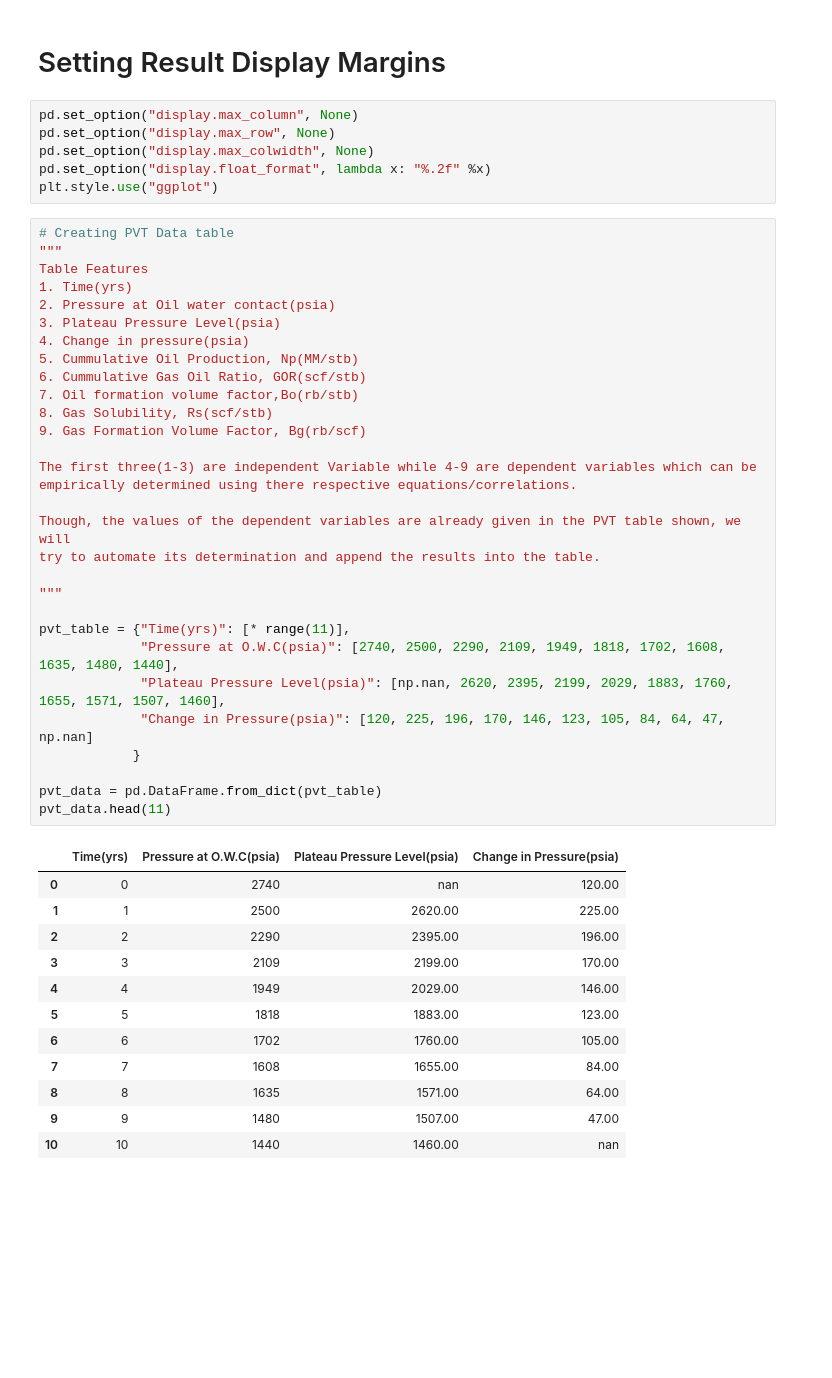
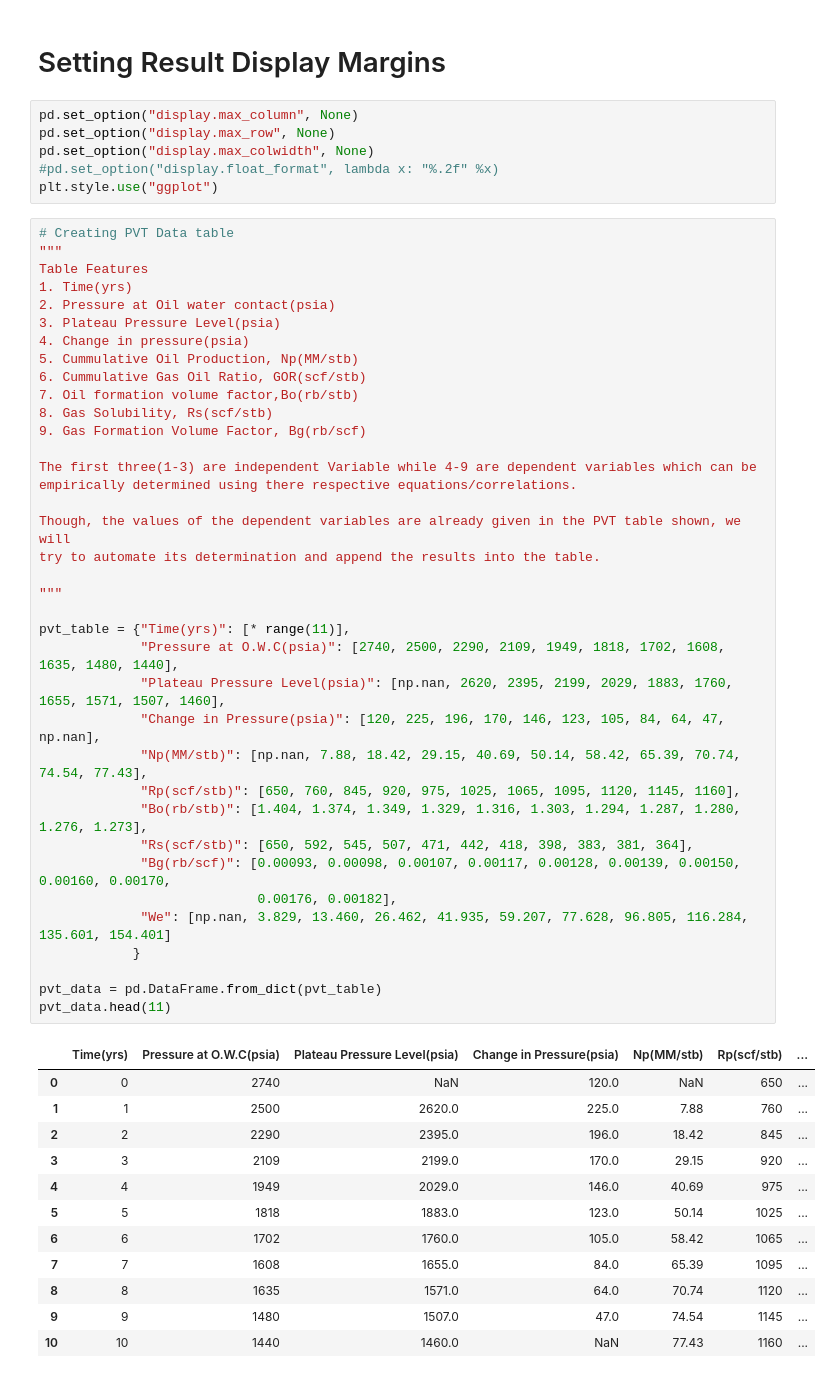
Before and after one commit to ChrisOmeh/Cyphercrescent_Test_Exercise, a Jupyter notebook: Solutions/Exercis One.ipynb, the cells around one changed output. Drawn from its saved outputs; the diff is of its cells as text; blank space fills up the shorter version.

```diff
--- a/Solutions/Exercis One.ipynb
+++ b/Solutions/Exercis One.ipynb
@@ -60,48 +60,55 @@ import scipy
 pd.set_option("display.max_column", None)
 pd.set_option("display.max_row", None)
 pd.set_option("display.max_colwidth", None)
-pd.set_option("display.float_format", lambda x: "%.2f" %x)
+#pd.set_option("display.float_format", lambda x: "%.2f" %x)
 plt.style.use("ggplot")
 # %%
 # Creating PVT Data table
 """
 Table Features
 1. Time(yrs)
 2. Pressure at Oil water contact(psia)
 3. Plateau Pressure Level(psia)
 4. Change in pressure(psia)
 5. Cummulative Oil Production, Np(MM/stb)
 6. Cummulative Gas Oil Ratio, GOR(scf/stb)
 7. Oil formation volume factor,Bo(rb/stb)
 8. Gas Solubility, Rs(scf/stb)
 9. Gas Formation Volume Factor, Bg(rb/scf)
 
 The first three(1-3) are independent Variable while 4-9 are dependent variables which can be
 empirically determined using there respective equations/correlations.
 
 Though, the values of the dependent variables are already given in the PVT table shown, we will
 try to automate its determination and append the results into the table.
 
 """
 
 pvt_table = {"Time(yrs)": [* range(11)],
              "Pressure at O.W.C(psia)": [2740, 2500, 2290, 2109, 1949, 1818, 1702, 1608, 1635, 1480, 1440],
              "Plateau Pressure Level(psia)": [np.nan, 2620, 2395, 2199, 2029, 1883, 1760, 1655, 1571, 1507, 1460],
-             "Change in Pressure(psia)": [120, 225, 196, 170, 146, 123, 105, 84, 64, 47, np.nan]
+             "Change in Pressure(psia)": [120, 225, 196, 170, 146, 123, 105, 84, 64, 47, np.nan],
+             "Np(MM/stb)": [np.nan, 7.88, 18.42, 29.15, 40.69, 50.14, 58.42, 65.39, 70.74, 74.54, 77.43],
+             "Rp(scf/stb)": [650, 760, 845, 920, 975, 1025, 1065, 1095, 1120, 1145, 1160],
+             "Bo(rb/stb)": [1.404, 1.374, 1.349, 1.329, 1.316, 1.303, 1.294, 1.287, 1.280, 1.276, 1.273],
+             "Rs(scf/stb)": [650, 592, 545, 507, 471, 442, 418, 398, 383, 381, 364],
+             "Bg(rb/scf)": [0.00093, 0.00098, 0.00107, 0.00117, 0.00128, 0.00139, 0.00150, 0.00160, 0.00170,
+                            0.00176, 0.00182],
+             "We": [np.nan, 3.829, 13.460, 26.462, 41.935, 59.207, 77.628, 96.805, 116.284, 135.601, 154.401]
             }
 
 pvt_data = pd.DataFrame.from_dict(pvt_table)
 pvt_data.head(11)
 # %% [output]
-|  | Time(yrs) | Pressure at O.W.C(psia) | Plateau Pressure Level(psia) | Change in Pressure(psia) |
-| 0 | 0 | 2740 | nan | 120.00 |
-| 1 | 1 | 2500 | 2620.00 | 225.00 |
-| 2 | 2 | 2290 | 2395.00 | 196.00 |
-| 3 | 3 | 2109 | 2199.00 | 170.00 |
-| 4 | 4 | 1949 | 2029.00 | 146.00 |
-| 5 | 5 | 1818 | 1883.00 | 123.00 |
-| 6 | 6 | 1702 | 1760.00 | 105.00 |
-| 7 | 7 | 1608 | 1655.00 | 84.00 |
-| 8 | 8 | 1635 | 1571.00 | 64.00 |
-| 9 | 9 | 1480 | 1507.00 | 47.00 |
-| 10 | 10 | 1440 | 1460.00 | nan |
+|  | Time(yrs) | Pressure at O.W.C(psia) | Plateau Pressure Level(psia) | Change in Pressure(psia) | Np(MM/stb) | Rp(scf/stb) | ... |
+| 0 | 0 | 2740 | NaN | 120.0 | NaN | 650 | ... |
+| 1 | 1 | 2500 | 2620.0 | 225.0 | 7.88 | 760 | ... |
+| 2 | 2 | 2290 | 2395.0 | 196.0 | 18.42 | 845 | ... |
+| 3 | 3 | 2109 | 2199.0 | 170.0 | 29.15 | 920 | ... |
+| 4 | 4 | 1949 | 2029.0 | 146.0 | 40.69 | 975 | ... |
+| 5 | 5 | 1818 | 1883.0 | 123.0 | 50.14 | 1025 | ... |
+| 6 | 6 | 1702 | 1760.0 | 105.0 | 58.42 | 1065 | ... |
+| 7 | 7 | 1608 | 1655.0 | 84.0 | 65.39 | 1095 | ... |
+| 8 | 8 | 1635 | 1571.0 | 64.0 | 70.74 | 1120 | ... |
+| 9 | 9 | 1480 | 1507.0 | 47.0 | 74.54 | 1145 | ... |
+| 10 | 10 | 1440 | 1460.0 | NaN | 77.43 | 1160 | ... |
```
Also changed, not shown: parts of 13 cells of this notebook, 2 other files.
